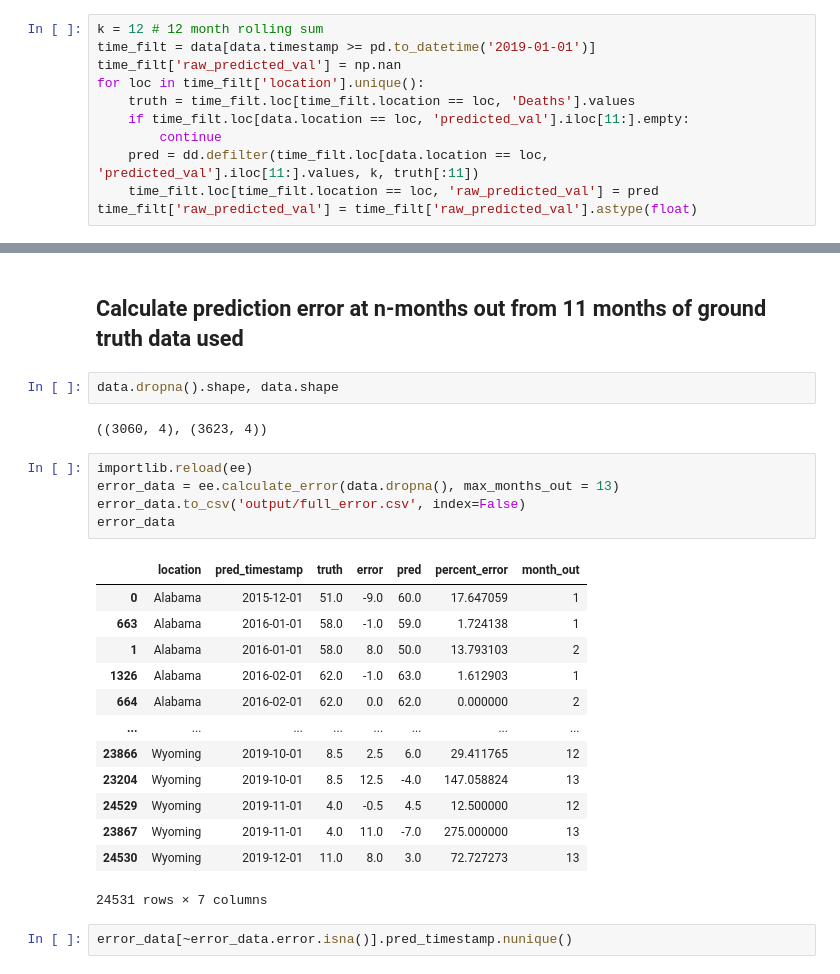
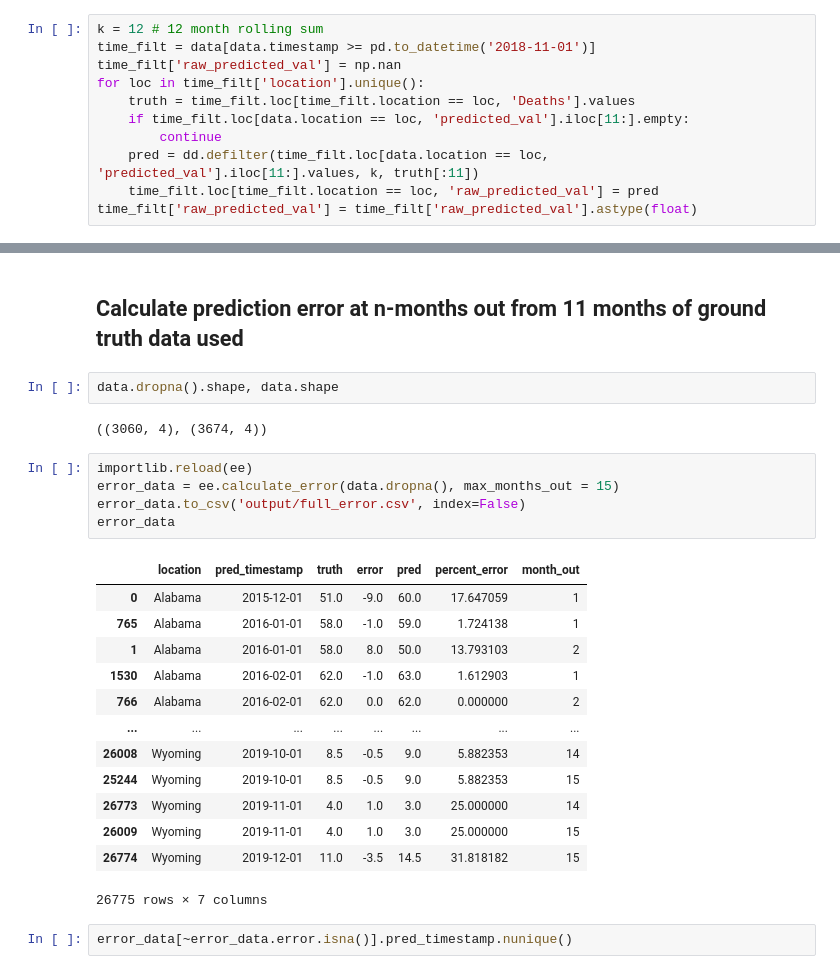
Before and after one commit to akre96/cdc_overdose, a Jupyter notebook: CDC_overdose_monthly_recovery.ipynb, the cells around one changed output, grey strips where cells are left out. Drawn from its saved outputs; the diff is of its cells as text.

```diff
--- a/CDC_overdose_monthly_recovery.ipynb
+++ b/CDC_overdose_monthly_recovery.ipynb
@@ -40,7 +40,7 @@ data
 - 11 months of monthly death data used to "unroll" to 12 month rolling sum reported for 2020 months
 # %%
 k = 12 # 12 month rolling sum
-time_filt = data[data.timestamp >= pd.to_datetime('2019-01-01')]
+time_filt = data[data.timestamp >= pd.to_datetime('2018-11-01')]
 time_filt['raw_predicted_val'] = np.nan
 for loc in time_filt['location'].unique():
     truth = time_filt.loc[time_filt.location == loc, 'Deaths'].values
@@ -192,26 +261,26 @@ for loc, loc_data in data.groupby('location'):
 # %%
 data.dropna().shape, data.shape
 # %% [output]
-((3060, 4), (3623, 4))
+((3060, 4), (3674, 4))
 # %%
 importlib.reload(ee)
-error_data = ee.calculate_error(data.dropna(), max_months_out = 13)
+error_data = ee.calculate_error(data.dropna(), max_months_out = 15)
 error_data.to_csv('output/full_error.csv', index=False)
 error_data
 # %% [output]
 |  | location | pred_timestamp | truth | error | pred | percent_error | month_out |
 | 0 | Alabama | 2015-12-01 | 51.0 | -9.0 | 60.0 | 17.647059 | 1 |
-| 663 | Alabama | 2016-01-01 | 58.0 | -1.0 | 59.0 | 1.724138 | 1 |
+| 765 | Alabama | 2016-01-01 | 58.0 | -1.0 | 59.0 | 1.724138 | 1 |
 | 1 | Alabama | 2016-01-01 | 58.0 | 8.0 | 50.0 | 13.793103 | 2 |
-| 1326 | Alabama | 2016-02-01 | 62.0 | -1.0 | 63.0 | 1.612903 | 1 |
-| 664 | Alabama | 2016-02-01 | 62.0 | 0.0 | 62.0 | 0.000000 | 2 |
+| 1530 | Alabama | 2016-02-01 | 62.0 | -1.0 | 63.0 | 1.612903 | 1 |
+| 766 | Alabama | 2016-02-01 | 62.0 | 0.0 | 62.0 | 0.000000 | 2 |
 | ... | ... | ... | ... | ... | ... | ... | ... |
-| 23866 | Wyoming | 2019-10-01 | 8.5 | 2.5 | 6.0 | 29.411765 | 12 |
-| 23204 | Wyoming | 2019-10-01 | 8.5 | 12.5 | -4.0 | 147.058824 | 13 |
-| 24529 | Wyoming | 2019-11-01 | 4.0 | -0.5 | 4.5 | 12.500000 | 12 |
-| 23867 | Wyoming | 2019-11-01 | 4.0 | 11.0 | -7.0 | 275.000000 | 13 |
-| 24530 | Wyoming | 2019-12-01 | 11.0 | 8.0 | 3.0 | 72.727273 | 13 |
+| 26008 | Wyoming | 2019-10-01 | 8.5 | -0.5 | 9.0 | 5.882353 | 14 |
+| 25244 | Wyoming | 2019-10-01 | 8.5 | -0.5 | 9.0 | 5.882353 | 15 |
+| 26773 | Wyoming | 2019-11-01 | 4.0 | 1.0 | 3.0 | 25.000000 | 14 |
+| 26009 | Wyoming | 2019-11-01 | 4.0 | 1.0 | 3.0 | 25.000000 | 15 |
+| 26774 | Wyoming | 2019-12-01 | 11.0 | -3.5 | 14.5 | 31.818182 | 15 |
-24531 rows × 7 columns
+26775 rows × 7 columns
 # %%
 error_data[~error_data.error.isna()].pred_timestamp.nunique()
 # %% [output]
```
Also changed, not shown: parts of 12 cells of this notebook, 28 other files.
